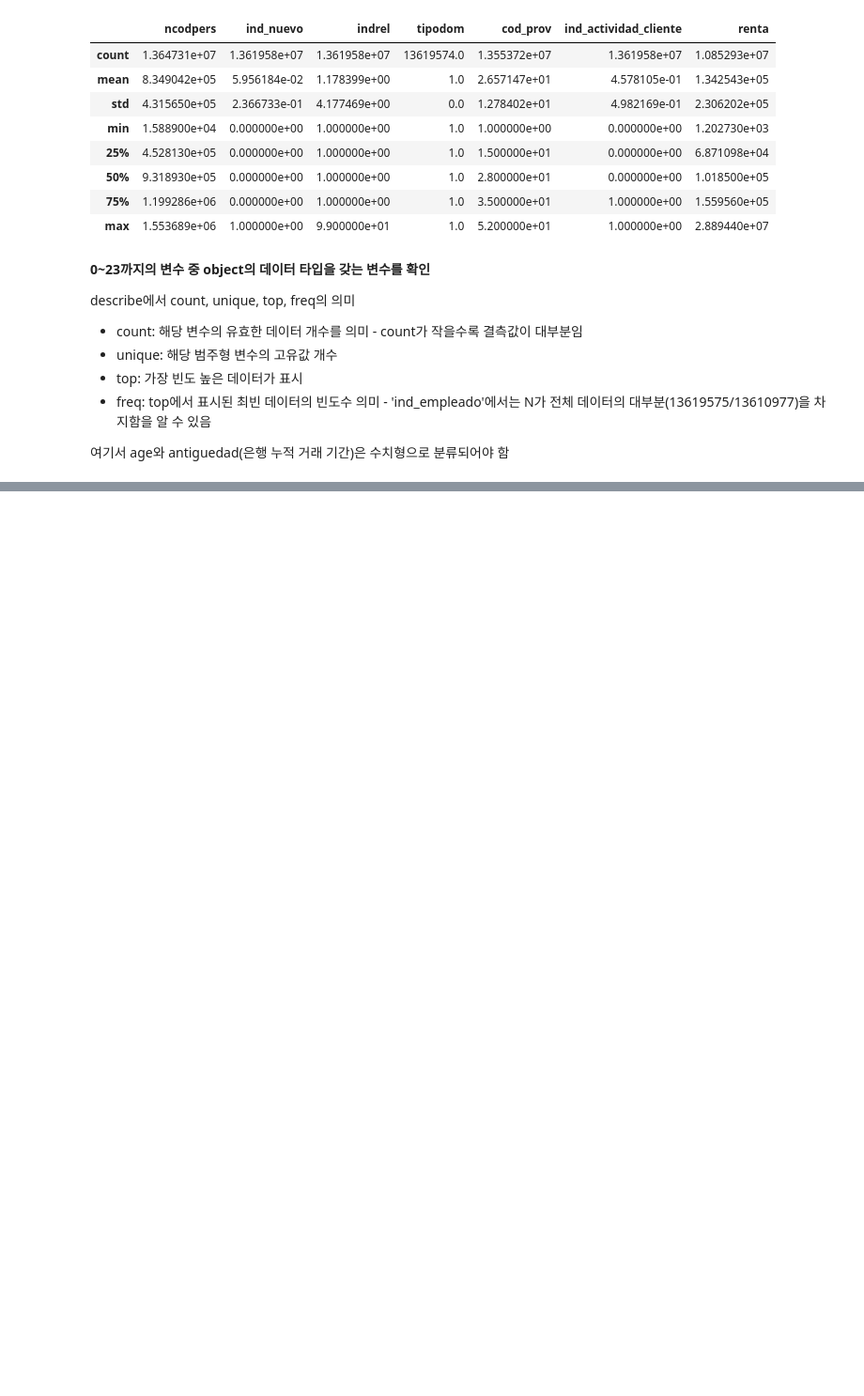
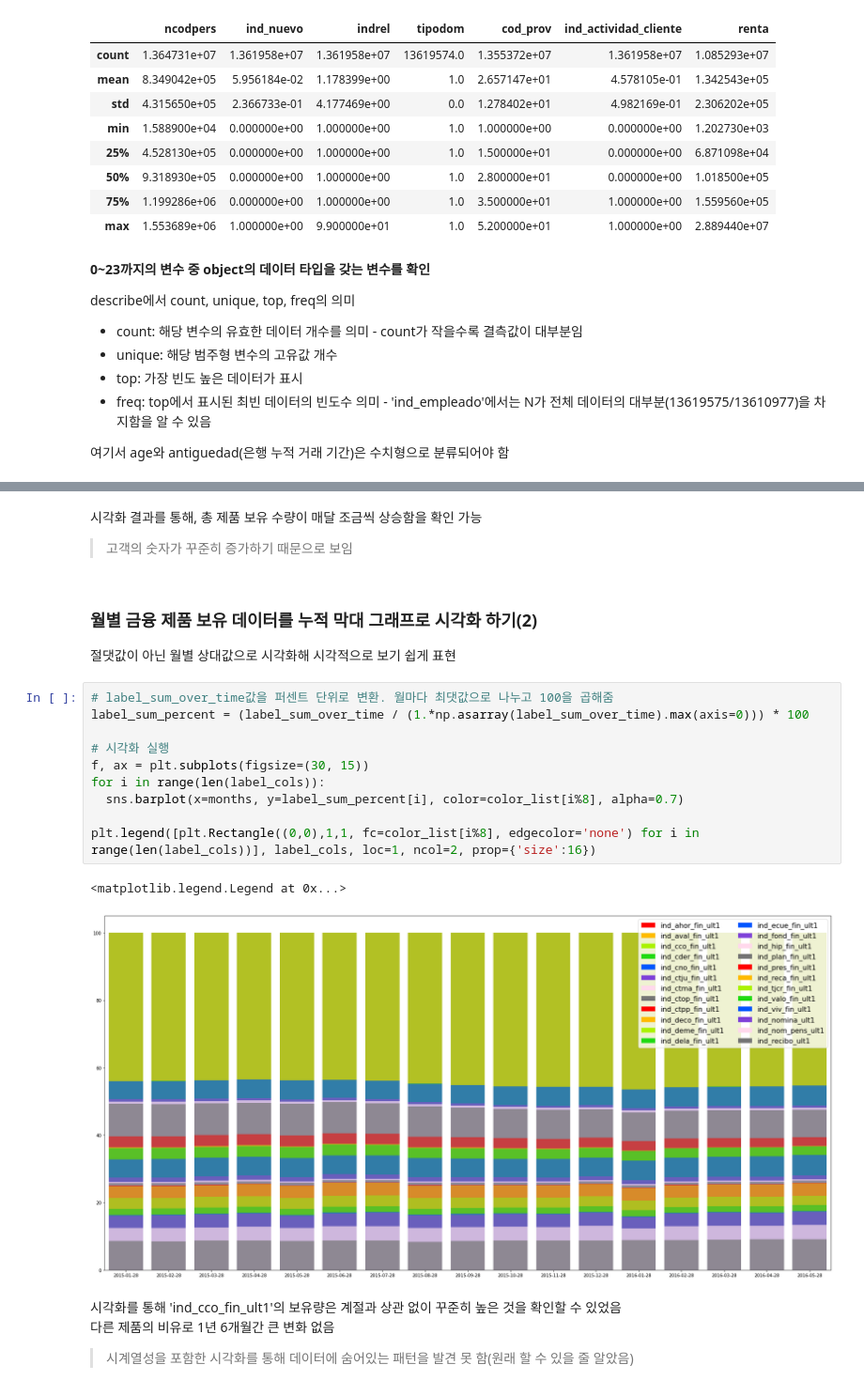
Before and after one commit to JANGHEEEUN/AI_-, a Jupyter notebook: kaggle/kaggle_santander_product_recommendation.ipynb, the cells around one changed output, grey strips where cells are left out. Shown at 94% size. Drawn from its saved outputs; the diff is of its cells as text; blank space fills up the shorter version.

```diff
--- a/kaggle/kaggle_santander_product_recommendation.ipynb
+++ b/kaggle/kaggle_santander_product_recommendation.ipynb
@@ -207,0 +392,24 @@ train[cat_cols].describe()
+# %% [markdown]
+시각화 결과를 통해, 총 제품 보유 수량이 매달 조금씩 상승함을 확인 가능
+> 고객의 숫자가 꾸준히 증가하기 때문으로 보임
+# %% [markdown]
+### 월별 금융 제품 보유 데이터를 누적 막대 그래프로  시각화 하기(2)
+절댓값이 아닌 월별 상대값으로 시각화해 시각적으로 보기 쉽게 표현
+# %%
+# label_sum_over_time값을 퍼센트 단위로 변환. 월마다 최댓값으로 나누고 100을 곱해줌
+label_sum_percent = (label_sum_over_time / (1.*np.asarray(label_sum_over_time).max(axis=0))) * 100
+
+# 시각화 실행
+f, ax = plt.subplots(figsize=(30, 15))
+for i in range(len(label_cols)):
+  sns.barplot(x=months, y=label_sum_percent[i], color=color_list[i%8], alpha=0.7)
+
+plt.legend([plt.Rectangle((0,0),1,1, fc=color_list[i%8], edgecolor='none') for i in range(len(label_cols))], label_cols, loc=1, ncol=2, prop={'size':16})
+# %% [output]
+<matplotlib.legend.Legend at 0x...>
+[figure, added]
+# %% [markdown]
+시각화를 통해 'ind_cco_fin_ult1'의 보유량은 계절과 상관 없이 꾸준히 높은 것을 확인할 수 있었음
+\
+다른 제품의 비유로 1년 6개월간 큰 변화 없음
+> 시계열성을 포함한 시각화를 통해 데이터에 숨어있는 패턴을 발견 못 함(원래 할 수 있을 줄 알았음)
```
Also changed, not shown: parts of 43 cells of this notebook, 1 other file.
